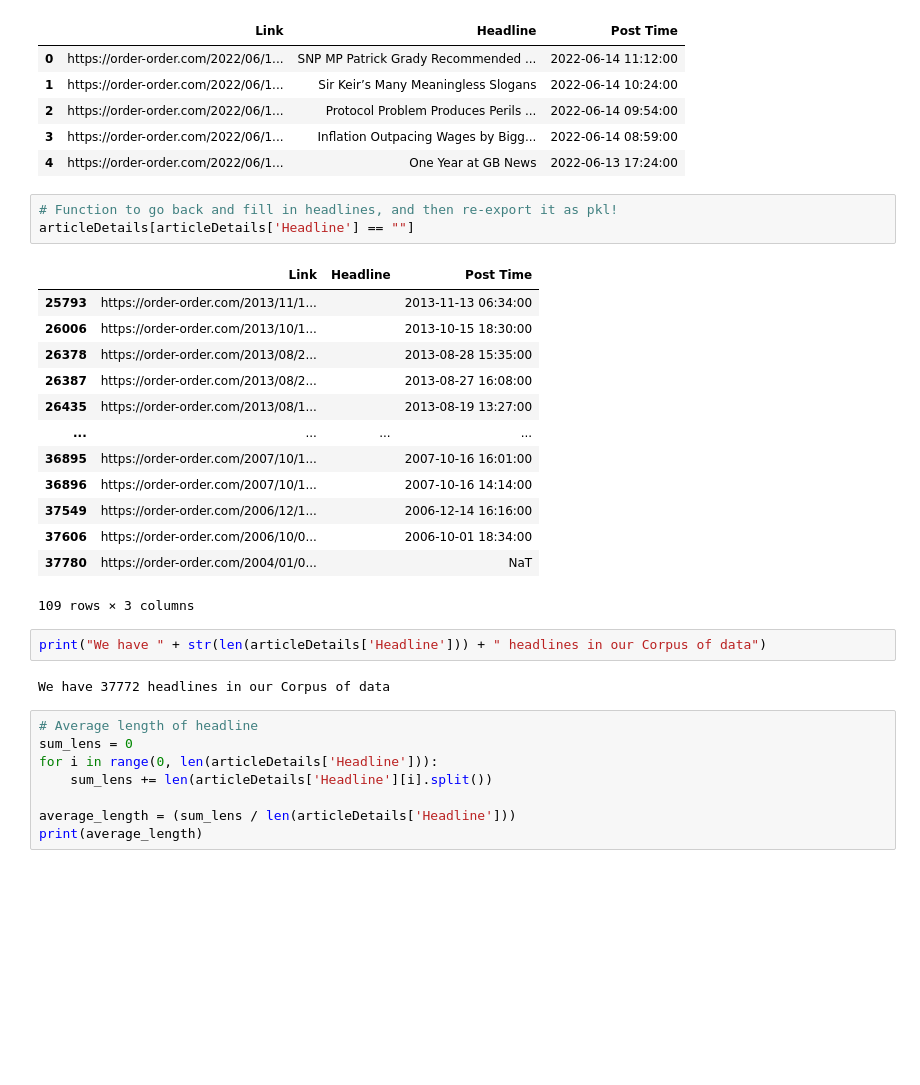
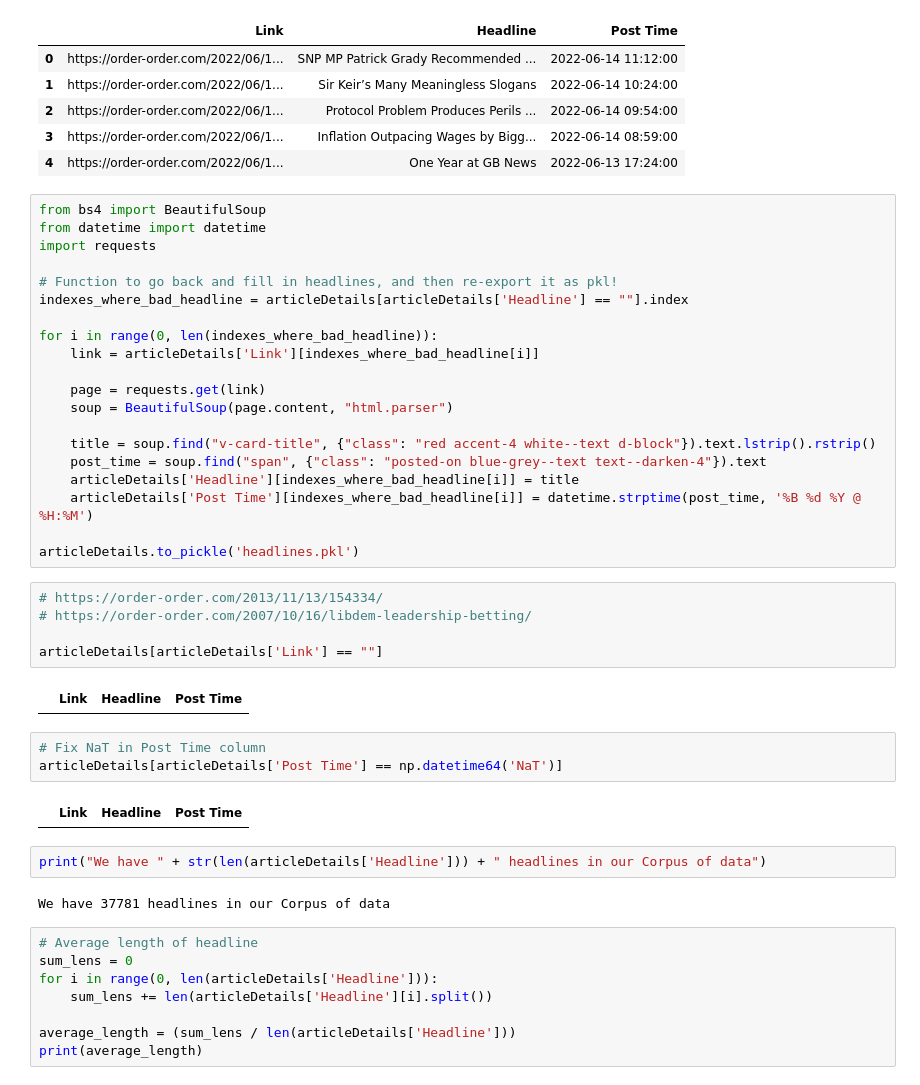
Before and after one commit to groegercesg/GuidoFawkesHeadlines, a Jupyter notebook: large_analysis.ipynb, the cells around one changed output. Cells and saved outputs as stored; diff of their text form; blank space fills up the shorter version.

```diff
--- a/large_analysis.ipynb
+++ b/large_analysis.ipynb
@@ -12,27 +12,42 @@ articleDetails.head()
 | 2 | https://order-order.com/2022/06/1... | Protocol Problem Produces Perils ... | 2022-06-14 09:54:00 |
 | 3 | https://order-order.com/2022/06/1... | Inflation Outpacing Wages by Bigg... | 2022-06-14 08:59:00 |
 | 4 | https://order-order.com/2022/06/1... | One Year at GB News | 2022-06-13 17:24:00 |
-# %%
-# Function to go back and fill in headlines, and then re-export it as pkl!
-articleDetails[articleDetails['Headline'] == ""]
-# %% [output]
-|  | Link | Headline | Post Time |
-| 25793 | https://order-order.com/2013/11/1... |  | 2013-11-13 06:34:00 |
-| 26006 | https://order-order.com/2013/10/1... |  | 2013-10-15 18:30:00 |
-| 26378 | https://order-order.com/2013/08/2... |  | 2013-08-28 15:35:00 |
-| 26387 | https://order-order.com/2013/08/2... |  | 2013-08-27 16:08:00 |
-| 26435 | https://order-order.com/2013/08/1... |  | 2013-08-19 13:27:00 |
-| ... | ... | ... | ... |
-| 36895 | https://order-order.com/2007/10/1... |  | 2007-10-16 16:01:00 |
-| 36896 | https://order-order.com/2007/10/1... |  | 2007-10-16 14:14:00 |
-| 37549 | https://order-order.com/2006/12/1... |  | 2006-12-14 16:16:00 |
-| 37606 | https://order-order.com/2006/10/0... |  | 2006-10-01 18:34:00 |
-| 37780 | https://order-order.com/2004/01/0... |  | NaT |
-109 rows × 3 columns
+# %%
+from bs4 import BeautifulSoup
+from datetime import datetime
+import requests
+
+# Function to go back and fill in headlines, and then re-export it as pkl!
+indexes_where_bad_headline = articleDetails[articleDetails['Headline'] == ""].index
+
+for i in range(0, len(indexes_where_bad_headline)):
+    link = articleDetails['Link'][indexes_where_bad_headline[i]]
+
+    page = requests.get(link)
+    soup = BeautifulSoup(page.content, "html.parser")
+
+    title = soup.find("v-card-title", {"class": "red accent-4 white--text d-block"}).text.lstrip().rstrip()
+    post_time = soup.find("span", {"class": "posted-on blue-grey--text text--darken-4"}).text
+    articleDetails['Headline'][indexes_where_bad_headline[i]] = title
+    articleDetails['Post Time'][indexes_where_bad_headline[i]] = datetime.strptime(post_time, '%B %d %Y @ %H:%M')
+
+articleDetails.to_pickle('headlines.pkl')
+# %%
+# https://order-order.com/2013/11/13/154334/
+# https://order-order.com/2007/10/16/libdem-leadership-betting/
+
+articleDetails[articleDetails['Link'] == ""]
+# %% [output]
+|  | Link | Headline | Post Time |
+# %%
+# Fix NaT in Post Time column
+articleDetails[articleDetails['Post Time'] == np.datetime64('NaT')]
+# %% [output]
+|  | Link | Headline | Post Time |
 # %%
 print("We have " + str(len(articleDetails['Headline'])) + " headlines in our Corpus of data")
 # %% [output]
-We have 37772 headlines in our Corpus of data
+We have 37781 headlines in our Corpus of data
 # %%
 # Average length of headline
 sum_lens = 0
```
Also changed, not shown: 2 other files.
